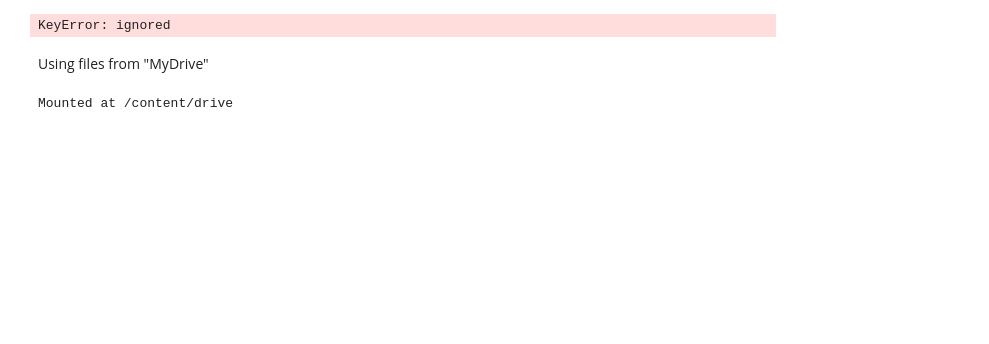
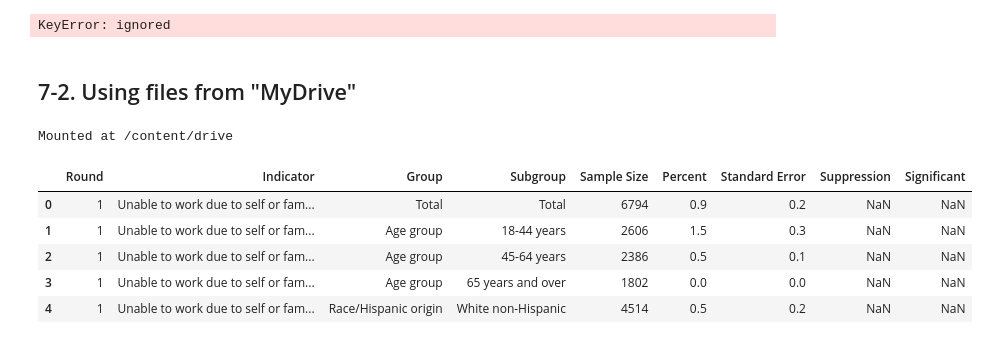
Before and after one commit to smileone22/20Fall_BasicTools_for_BigData_Machine_Learning, a Jupyter notebook: 1_Google_Colaboratory.ipynb, the cells around one changed output. Drawn from its saved outputs; the diff is of its cells as text; code cells hidden in the pictures; blank space fills up the shorter version.

```diff
--- a/1_Google_Colaboratory.ipynb
+++ b/1_Google_Colaboratory.ipynb
@@ -125,9 +127,22 @@ data = pd.read_csv(io.BytesIO(myfile['/content/Loss_of_Work_Due_to_Illness_-_RAN
 # %% [output]
 KeyError: ignored
 # %% [markdown]
-Using files from "MyDrive"
+## 7-2. Using files from "MyDrive"
 # %%
 from google.colab import drive
 drive.mount('/content/drive')
 # %% [output]
 Mounted at /content/drive
+# %%
+filename='/content/drive/My Drive/BIGDATA_Python/Loss_of_Work_Due_to_Illness_-_RANDS_during_COVID-19.csv'
+# %%
+data = pd.read_csv(filename)
+# %%
+data.head()
+# %% [output]
+|  | Round | Indicator | Group | Subgroup | Sample Size | Percent | Standard Error | Suppression | Significant |
+| 0 | 1 | Unable to work due to self or fam... | Total | Total | 6794 | 0.9 | 0.2 | NaN | NaN |
+| 1 | 1 | Unable to work due to self or fam... | Age group | 18-44 years | 2606 | 1.5 | 0.3 | NaN | NaN |
+| 2 | 1 | Unable to work due to self or fam... | Age group | 45-64 years | 2386 | 0.5 | 0.1 | NaN | NaN |
+| 3 | 1 | Unable to work due to self or fam... | Age group | 65 years and over | 1802 | 0.0 | 0.0 | NaN | NaN |
+| 4 | 1 | Unable to work due to self or fam... | Race/Hispanic origin | White non-Hispanic | 4514 | 0.5 | 0.2 | NaN | NaN |
```
Also changed, not shown: parts of 5 cells of this notebook.
